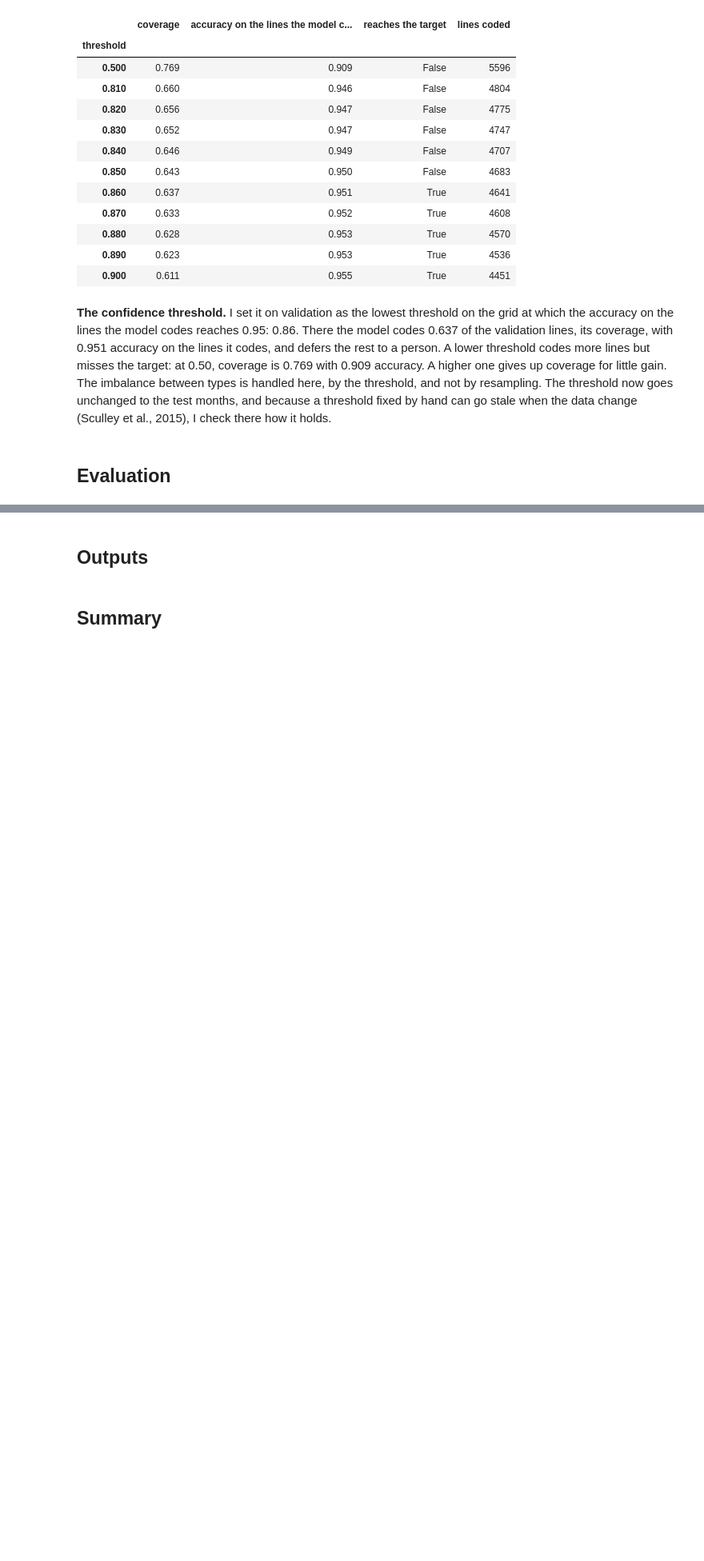
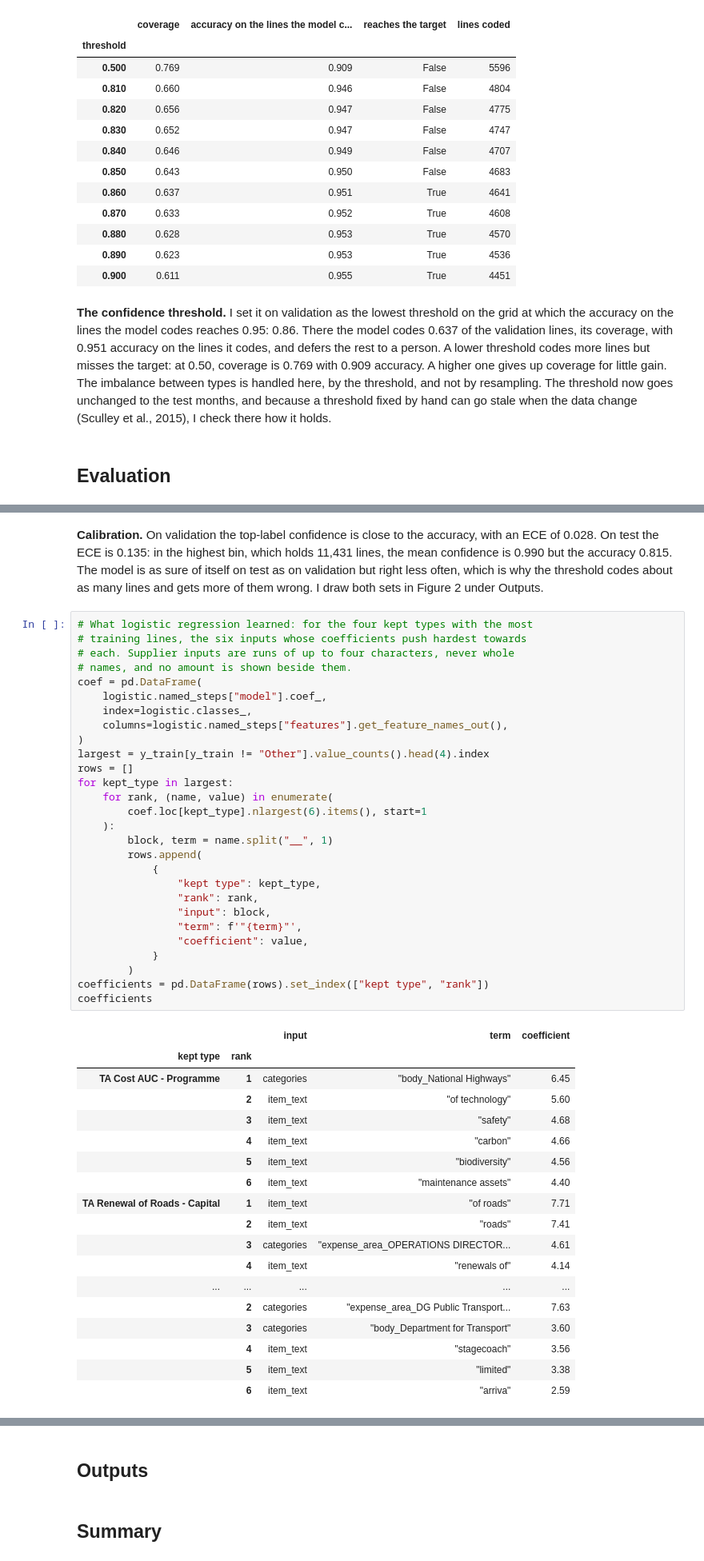
Before and after one commit to PaddyGilliland1/applied-machine-learning-project, a Jupyter notebook: modeling.ipynb, the cells around one changed output, grey strips where cells are left out. Shown at 80% size. Cells and saved outputs as stored; diff of their text form; blank space fills up the shorter version.

```diff
--- a/modeling.ipynb
+++ b/modeling.ipynb
@@ -3017,0 +3299,49 @@ Threshold: 0.86
+# %% [markdown]
+**Calibration.** On validation the top-label confidence is close to the accuracy, with an ECE of 0.028. On test the ECE is 0.135: in the highest bin, which holds 11,431 lines, the mean confidence is 0.990 but the accuracy 0.815. The model is as sure of itself on test as on validation but right less often, which is why the threshold codes about as many lines and gets more of them wrong. I draw both sets in Figure 2 under Outputs.
+# %%
+# What logistic regression learned: for the four kept types with the most
+# training lines, the six inputs whose coefficients push hardest towards
+# each. Supplier inputs are runs of up to four characters, never whole
+# names, and no amount is shown beside them.
+coef = pd.DataFrame(
+    logistic.named_steps["model"].coef_,
+    index=logistic.classes_,
+    columns=logistic.named_steps["features"].get_feature_names_out(),
+)
+largest = y_train[y_train != "Other"].value_counts().head(4).index
+rows = []
+for kept_type in largest:
+    for rank, (name, value) in enumerate(
+        coef.loc[kept_type].nlargest(6).items(), start=1
+    ):
+        block, term = name.split("__", 1)
+        rows.append(
+            {
+                "kept type": kept_type,
+                "rank": rank,
+                "input": block,
+                "term": f'"{term}"',
+                "coefficient": value,
+            }
+        )
+coefficients = pd.DataFrame(rows).set_index(["kept type", "rank"])
+coefficients
+# %% [output]
+|  |  | input | term | coefficient |
+| kept type | rank |  |  |  |
+| TA Cost AUC - Programme | 1 | categories | "body_National Highways" | 6.45 |
+|  | 2 | item_text | "of technology" | 5.60 |
+|  | 3 | item_text | "safety" | 4.68 |
+|  | 4 | item_text | "carbon" | 4.66 |
+|  | 5 | item_text | "biodiversity" | 4.56 |
+|  | 6 | item_text | "maintenance assets" | 4.40 |
+| TA Renewal of Roads - Capital | 1 | item_text | "of roads" | 7.71 |
+|  | 2 | item_text | "roads" | 7.41 |
+|  | 3 | categories | "expense_area_OPERATIONS DIRECTOR... | 4.61 |
+|  | 4 | item_text | "renewals of" | 4.14 |
+| ... | ... | ... | ... | ... |
+|  | 2 | categories | "expense_area_DG Public Transport... | 7.63 |
+|  | 3 | categories | "body_Department for Transport" | 3.60 |
+|  | 4 | item_text | "stagecoach" | 3.56 |
+|  | 5 | item_text | "limited" | 3.38 |
+|  | 6 | item_text | "arriva" | 2.59 |
```
Also changed, not shown: parts of 15 cells of this notebook.
